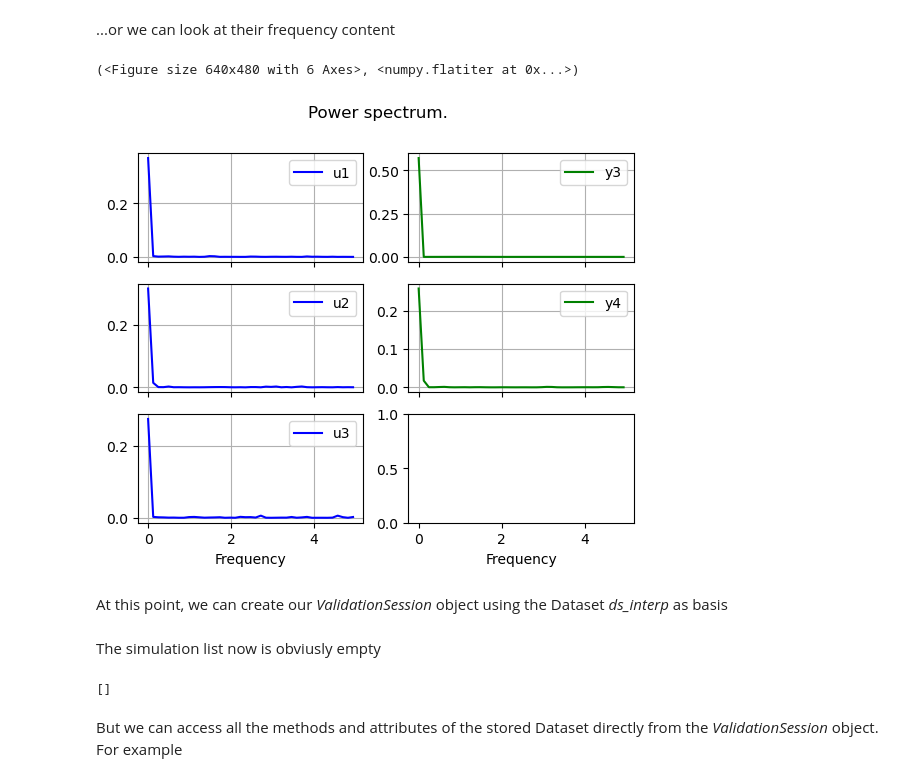
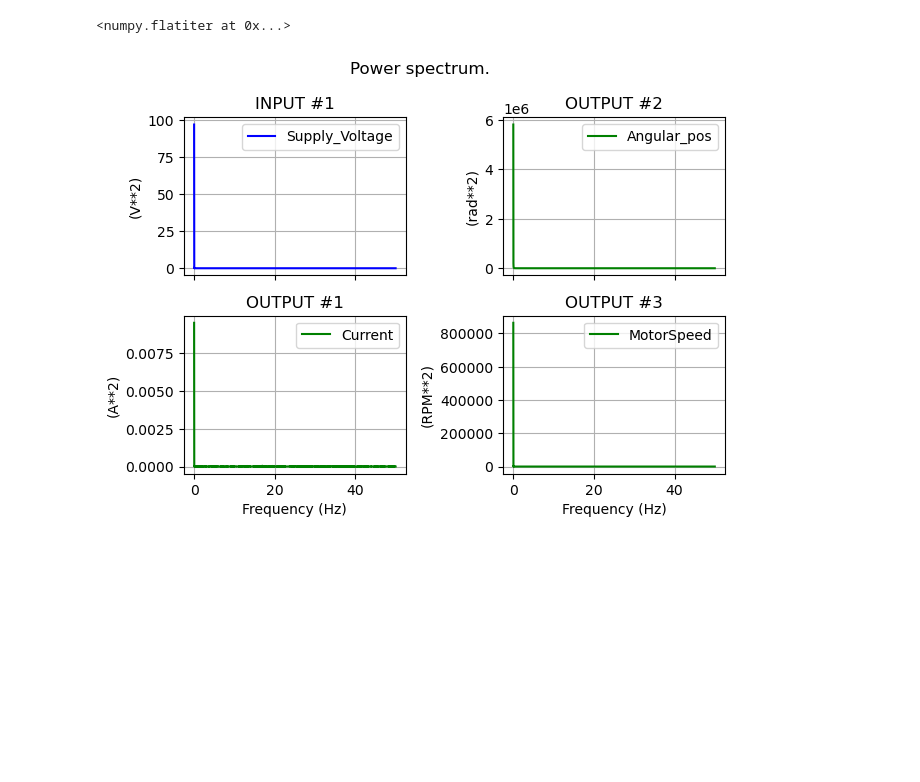
Before and after one commit to VolvoGroup/dymoval, a Jupyter notebook: scripts/tutorial.ipynb, the cells around one changed output. Cells and saved outputs as stored; diff of their text form; code cells hidden in the pictures; blank space fills up the shorter version.

```diff
--- a/scripts/tutorial.ipynb
+++ b/scripts/tutorial.ipynb
@@ -118,0 +18,3 @@ Let's try
+# %%
+logs = h5py.File('./ElMotorLogs.h5', 'r')
+logs.keys()
@@ -118,0 +38,11 @@ Let's try
+# %%
+signal_list = []
+for val in [V,ia,theta,dot_theta]:
+    temp:dmv.Signal={
+        "name" : val.attrs["name"].decode('utf-8'),
+        "values" : val[:],
+        "signal_unit" : val.attrs["unit"].decode('utf-8'),
+        "sampling_period" : val.attrs["period"][0],
+        "time_unit" : val.attrs["sampling_unit"].decode('utf-8'),
+    }
+    signal_list.append(deepcopy(temp))
@@ -125,15 +55,0 @@ As we can see, we haven't provided the *time_unit* to some signal. Let's fix it.
-# %%
-out_lst = []
-for ii, val in enumerate(output_signal_names):
-    # This is the syntax for defining a dymoval signal
-    temp_out: dmv.Signal = {
-        "name": val,
-        "values": output_signal_values[ii],
-        "signal_unit": output_signal_units[ii],
-        "sampling_period": output_sampling_periods[ii],
-        "time_unit": "s",
-    }
-
-    out_lst.append(deepcopy(temp_out))
-signal_list = [*in_lst, *out_lst]
-first_output_idx = len(input_signal_names)
@@ -176,3 +58,16 @@ To see them you can trivially run the following
+# %%
+signal_names = [s["name"] for s in signal_list]
+u_names = signal_names[0]
+y_names = signal_names[1:]
+ds = dmv.Dataset(
+    "ElMotor",
+    signal_list,
+    u_names,
+    y_names,
+    target_sampling_period=0.01,
+    tin = 25.0,
+    tout = 80.0,
+)
 # %%
 ds.excluded_signals
 # %% [output]
@@ -217,9 +90,5 @@ ds.plot_coverage()
-# %% [markdown]
-...or we can look at their frequency content
 # %%
-ds_interp.plot_spectrum()
+ds.plot_spectrum()
 # %% [output]
-(<Figure size 640x480 with 6 Axes>, <numpy.flatiter at 0x...>)
+<numpy.flatiter at 0x...>
-[figure, old version]
+[figure, new version]
-# %% [markdown]
-At this point, we can create our *ValidationSession* object using the Dataset *ds_interp* as basis
@@ -228,9 +94,0 @@ vs = dmv.ValidationSession("my_validation", ds_interp)
-# %% [markdown]
-The simulation list now is obviusly empty
-# %%
-vs.get_simulations_name()
-# %% [output]
-[]
-# %% [markdown]
-But we can access all the methods and attributes of the stored Dataset directly from the *ValidationSession* object.
-For example
```
Also changed, not shown: parts of 56 cells of this notebook, 3 other files.
